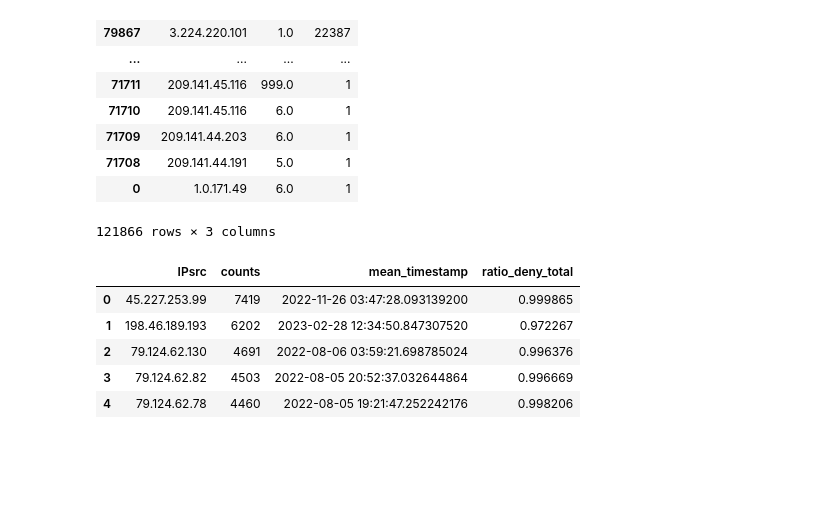
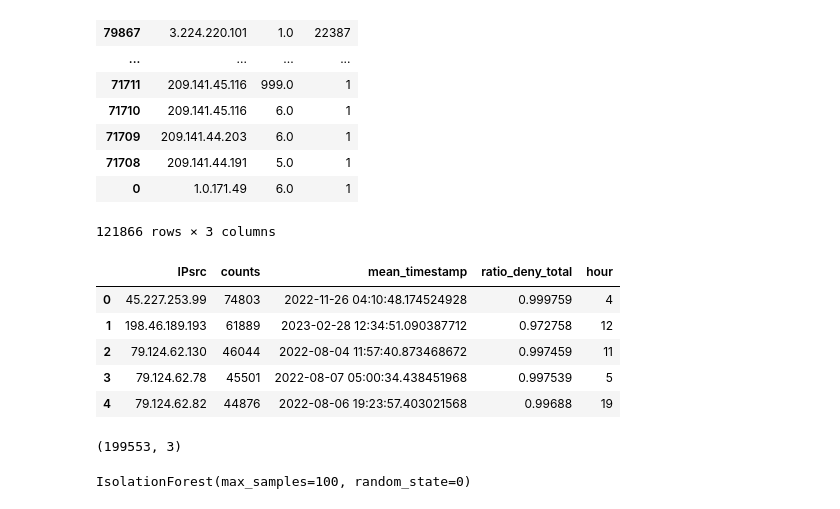
Before and after one commit to AntoGrd/Challenge_OPSIE-SISE, a Jupyter notebook: model/model_analysis.ipynb, the cells around one changed output. Saved outputs shown, nothing was run; the diff lists cells and outputs as text; code cells hidden in the pictures; blank space fills up the shorter version.

Commit message:
finished unsupervised learning and added to model_analysis.ipynb

```diff
--- a/model/model_analysis.ipynb
+++ b/model/model_analysis.ipynb
@@ -326,15 +326,31 @@ def create_unsupervised_df(data):
     ratio['ratio_deny_total'] = ratio['deny_count'] / ratio['counts']
     df_supervised = pd.merge(IPsrc_counts, mean_timestamp_byIP, on='IPsrc')
     df_supervised = pd.merge(df_supervised, ratio[['IPsrc','ratio_deny_total']], on='IPsrc')
+
+
+    df_supervised['hour'] = df_supervised.mean_timestamp.dt.hour
     return df_supervised
 # %%
-unsupervised_df = create_unsupervised_df(data_sample)
+unsupervised_df = create_unsupervised_df(data)
 
 unsupervised_df.head()
 # %% [output]
-|  | IPsrc | counts | mean_timestamp | ratio_deny_total |
-| 0 | 45.227.253.99 | 7419 | 2022-11-26 03:47:28.093139200 | 0.999865 |
-| 1 | 198.46.189.193 | 6202 | 2023-02-28 12:34:50.847307520 | 0.972267 |
-| 2 | 79.124.62.130 | 4691 | 2022-08-06 03:59:21.698785024 | 0.996376 |
-| 3 | 79.124.62.82 | 4503 | 2022-08-05 20:52:37.032644864 | 0.996669 |
-| 4 | 79.124.62.78 | 4460 | 2022-08-05 19:21:47.252242176 | 0.998206 |
+|  | IPsrc | counts | mean_timestamp | ratio_deny_total | hour |
+| 0 | 45.227.253.99 | 74803 | 2022-11-26 04:10:48.174524928 | 0.999759 | 4 |
+| 1 | 198.46.189.193 | 61889 | 2023-02-28 12:34:51.090387712 | 0.972758 | 12 |
+| 2 | 79.124.62.130 | 46044 | 2022-08-04 11:57:40.873468672 | 0.997459 | 11 |
+| 3 | 79.124.62.78 | 45501 | 2022-08-07 05:00:34.438451968 | 0.997539 | 5 |
+| 4 | 79.124.62.82 | 44876 | 2022-08-06 19:23:57.403021568 | 0.99688 | 19 |
+# %%
+X_unsupervised = unsupervised_df[['counts', 'hour', 'ratio_deny_total']]
+
+X_unsupervised.shape
+# %% [output]
+(199553, 3)
+# %%
+from sklearn.ensemble import IsolationForest
+
+clf = IsolationForest(max_samples=100, random_state=0)
+clf.fit(X_unsupervised)
+# %% [output]
+IsolationForest(max_samples=100, random_state=0)
```
Also changed, not shown: parts of 2 cells of this notebook.
